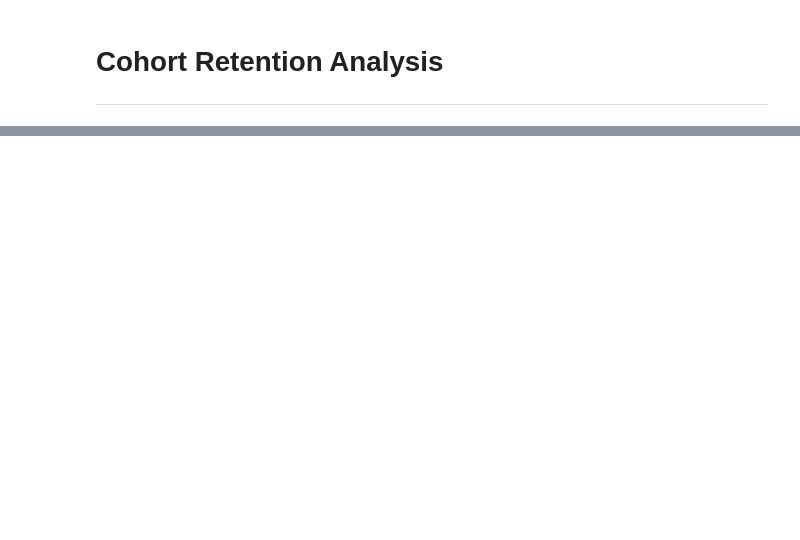
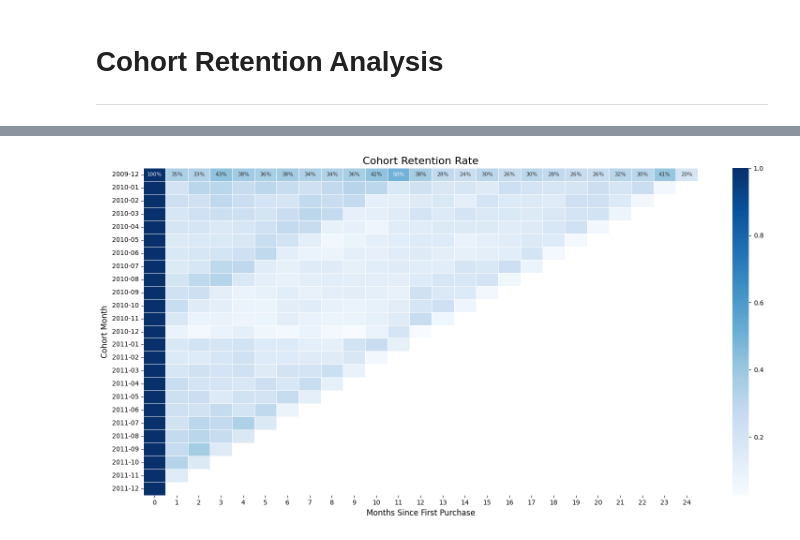
Before and after one commit to garv999/ecommerce-product-analytics, a Jupyter notebook: notebooks/03__cohort_analysis.ipynb, the cells around one changed output, grey strips where cells are left out. Cells and saved outputs as stored; diff of their text form; code cells hidden in the pictures; blank space fills up the shorter version.

Commit message:
Implemented cohort retention analysis with heatmap visualization

```diff
--- a/notebooks/03__cohort_analysis.ipynb
+++ b/notebooks/03__cohort_analysis.ipynb
@@ -20,0 +55,14 @@ df_clean.head()
+# %%
+cohort_data = (
+    df_clean.groupby(["CohortMonth", "CohortIndex"])["Customer ID"]
+    .nunique()
+    .reset_index()
+)
+
+cohort_counts = cohort_data.pivot(
+    index="CohortMonth",
+    columns="CohortIndex",
+    values="Customer ID"
+)
+
+cohort_counts.head()
@@ -20,0 +78,6 @@ df_clean.head()
+# %%
+cohort_sizes = cohort_counts.iloc[:, 0]
+
+retention = cohort_counts.divide(cohort_sizes, axis=0)
+
+retention.head()
@@ -20,0 +93,22 @@ df_clean.head()
+# %%
+import seaborn as sns
+import matplotlib.pyplot as plt
+
+plt.figure(figsize=(16,8))
+
+sns.heatmap(
+    retention,
+    annot=True,
+    fmt=".0%",
+    cmap="Blues",
+    linewidths=0.5,
+    annot_kws={"size":8}
+)
+
+plt.title("Cohort Retention Rate", fontsize=16)
+plt.ylabel("Cohort Month", fontsize=12)
+plt.xlabel("Months Since First Purchase", fontsize=12)
+plt.tight_layout()
+plt.show()
+# %% [output]
+[figure, added]
```
Also changed, not shown: parts of 4 cells of this notebook.
